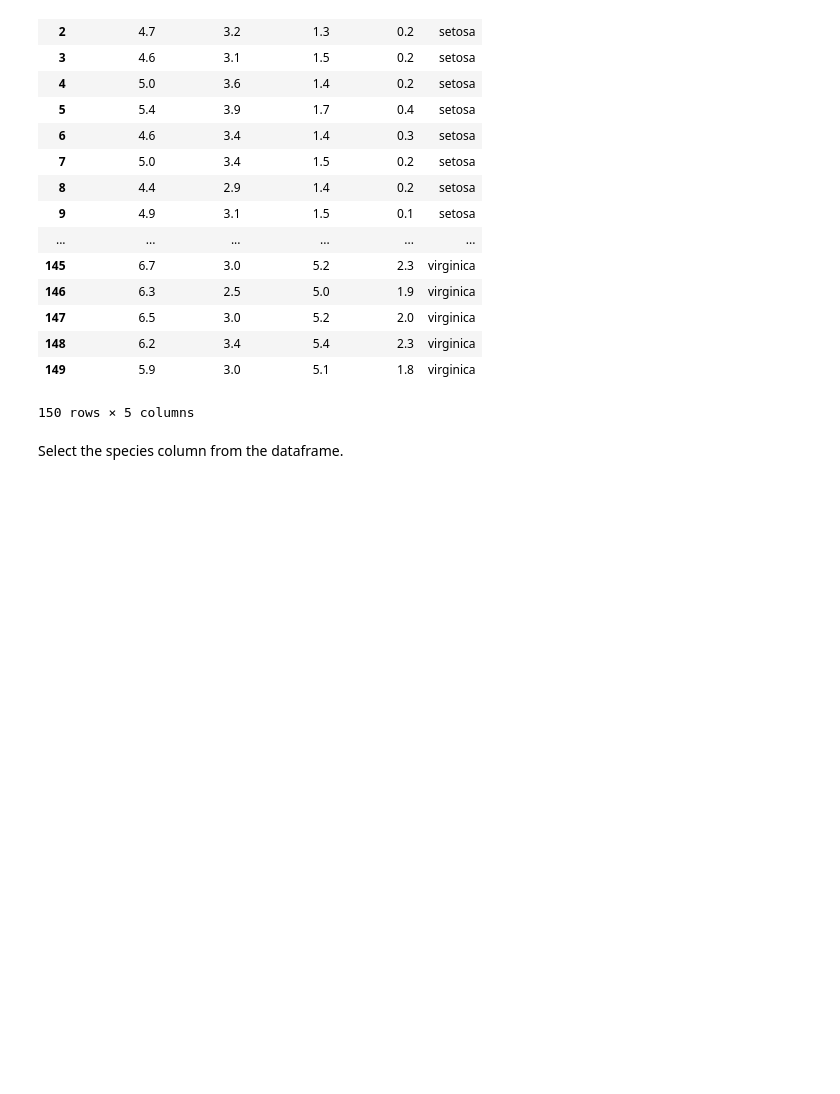
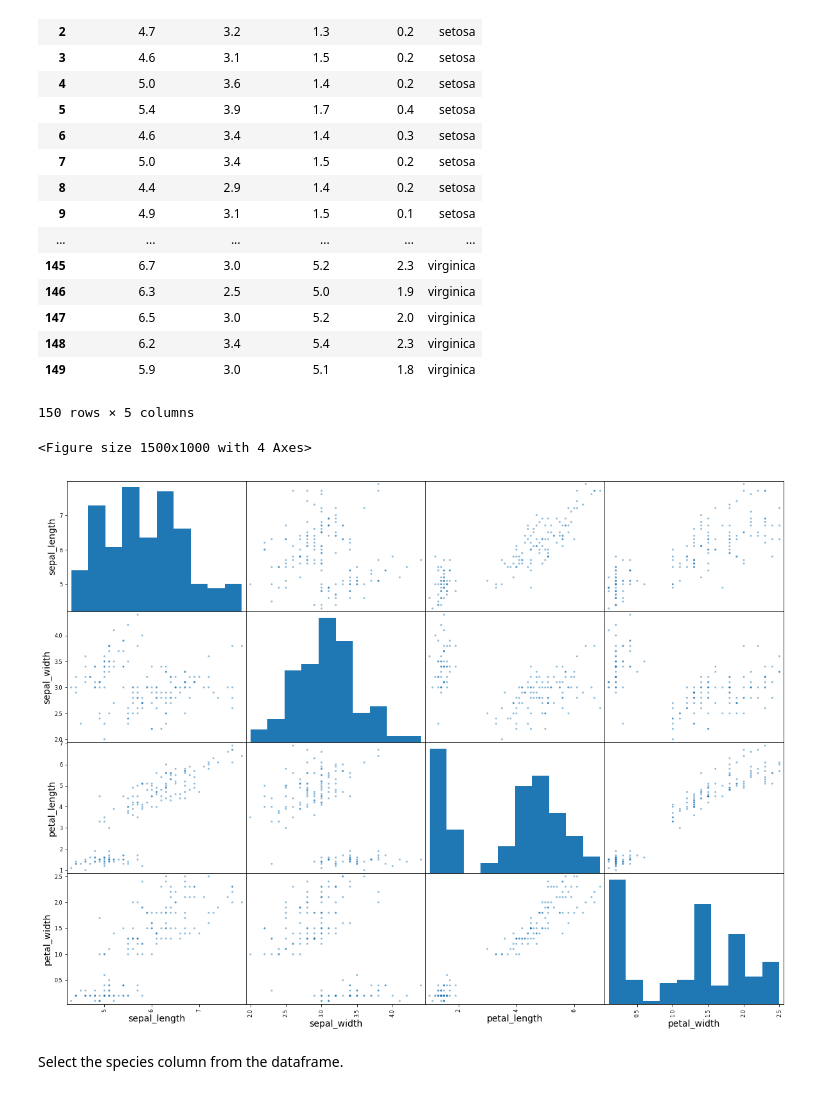
Before and after one commit to IvanMcGann/emergingTechAssignments, a Jupyter notebook: iris-dataset.ipynb, the cells around one changed output. Saved outputs shown, nothing was run; the diff lists cells and outputs as text; code cells hidden in the pictures; blank space fills up the shorter version.

Commit message:
updated iris notebook with plots

```diff
--- a/iris-dataset.ipynb
+++ b/iris-dataset.ipynb
@@ -52,3 +49,21 @@ df
+# %%
+import matplotlib.pyplot as plt
+plt.rcParams['figure.figsize'] = [15,10]
+df.hist()
+plt.show()
+# %% [output]
+<Figure size 1500x1000 with 4 Axes>
+# %%
+# Load libraries
+import pandas
+from pandas.plotting import scatter_matrix
+plt.rcParams['figure.figsize'] = [20,15]
+plt.rcParams.update({'font.size':14})
+
+scatter_matrix(df)
+plt.show()
+# %% [output]
+[figure, added]
 # %% [markdown]
 Select the species column from the dataframe.
 # %%
```
Also changed, not shown: parts of 22 cells of this notebook.
